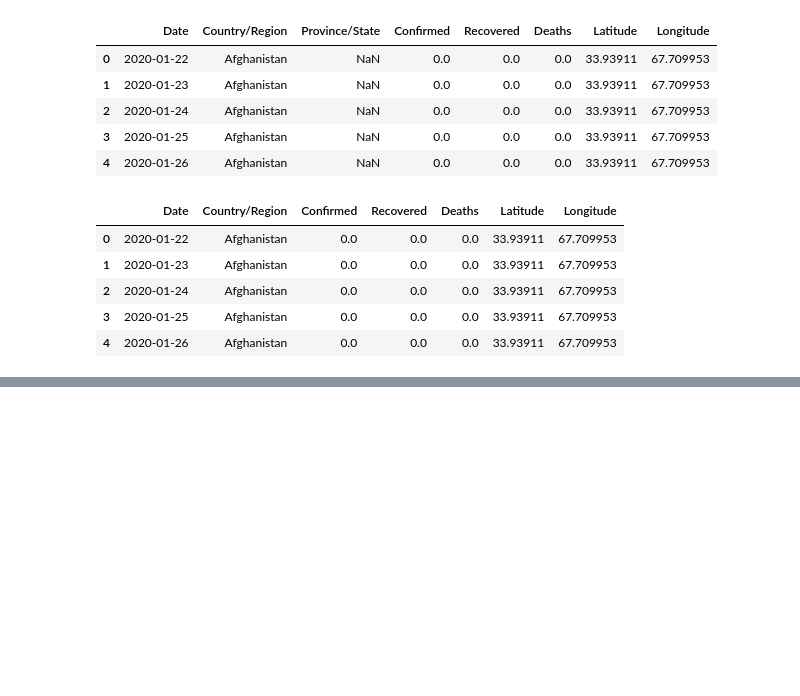
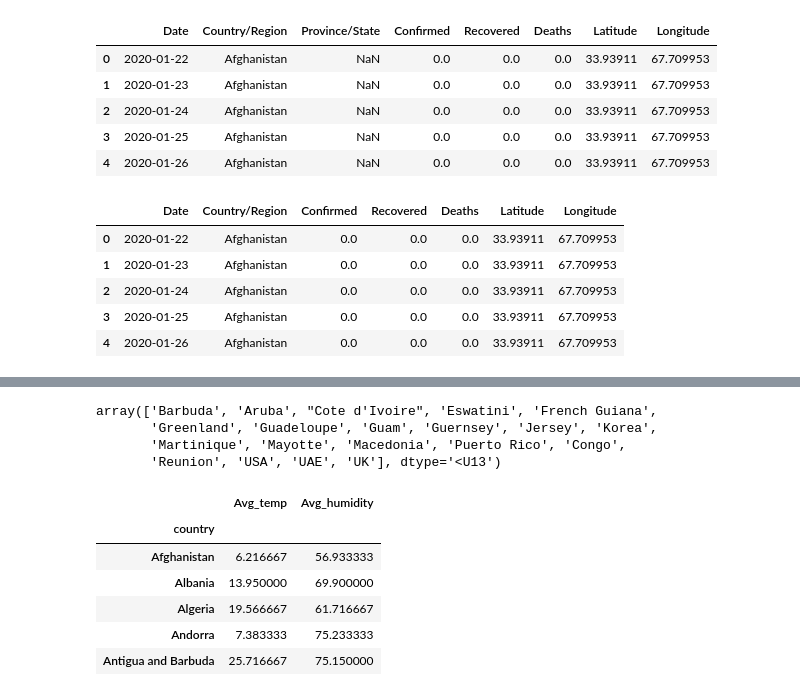
Before and after one commit to newb-dev-1008/GetBoarded_Latitude, a Jupyter notebook: GetBoarded_Week2.ipynb, the cells around one changed output, grey strips where cells are left out. Saved outputs shown, nothing was run; the diff lists cells and outputs as text; code cells hidden in the pictures; blank space fills up the shorter version.

```diff
--- a/GetBoarded_Week2.ipynb
+++ b/GetBoarded_Week2.ipynb
@@ -246,0 +308,8 @@ corrected_covid_data.head()
+# %%
+# In temperature but not in covid_data
+extra_countries(temperature['country'].unique(), corrected_covid_data['Country/Region'].unique())
+# %% [output]
+array(['Barbuda', 'Aruba', "Cote d'Ivoire", 'Eswatini', 'French Guiana',
+       'Greenland', 'Guadeloupe', 'Guam', 'Guernsey', 'Jersey', 'Korea',
+       'Martinique', 'Mayotte', 'Macedonia', 'Puerto Rico', 'Congo',
+       'Reunion', 'USA', 'UAE', 'UK'], dtype='<U13')
@@ -246,0 +328,10 @@ corrected_covid_data.head()
+# %%
+avg_stuff.head()
+# %% [output]
+|  | Avg_temp | Avg_humidity |
+| country |  |  |
+| Afghanistan | 6.216667 | 56.933333 |
+| Albania | 13.950000 | 69.900000 |
+| Algeria | 19.566667 | 61.716667 |
+| Andorra | 7.383333 | 75.233333 |
+| Antigua and Barbuda | 25.716667 | 75.150000 |
```
Also changed, not shown: parts of 12 cells of this notebook.
